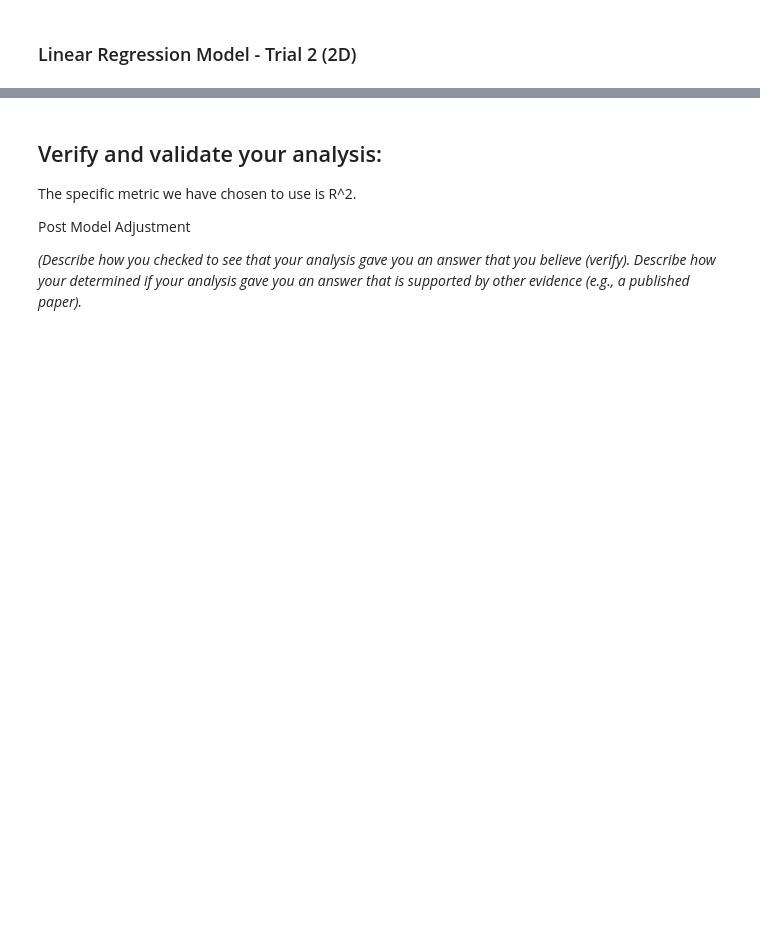
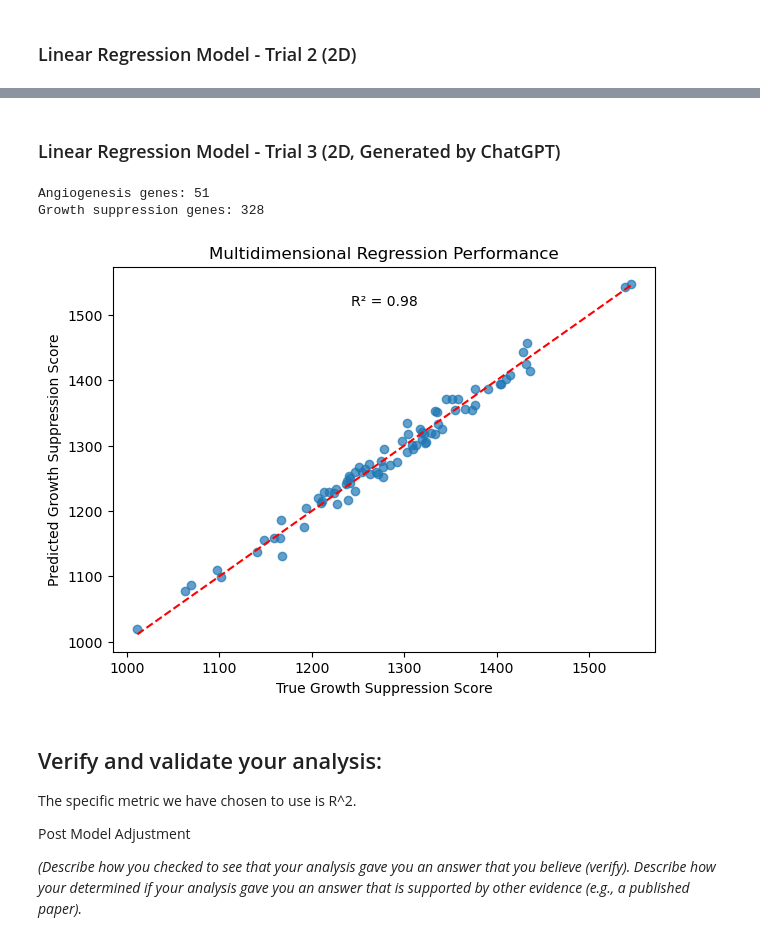
Before and after one commit to ReaganOswald/Module-4-Cancer, a Jupyter notebook: code/Module 4 Template.ipynb, the cells around one changed output, grey strips where cells are left out. Saved outputs shown, nothing was run; the diff lists cells and outputs as text; code cells hidden in the pictures; blank space fills up the shorter version.

```diff
--- a/code/Module 4 Template.ipynb
+++ b/code/Module 4 Template.ipynb
@@ -475,3 +487,48 @@ Across all three regression models, the validation R² values were consistently
+# %% [markdown]
+### Linear Regression Model - Trial 3 (2D, Generated by ChatGPT)
+# %%
+# Remove overlap between hallmark categories
+angiogenesis_only = [g for g in angiogenesis_genes if g in new_COAD_gene_data.index and g not in growth_genes]
+growth_only = [g for g in growth_genes if g in new_COAD_gene_data.index and g not in angiogenesis_genes]
+
+print("Angiogenesis genes:", len(angiogenesis_only))
+print("Growth suppression genes:", len(growth_only))
+
+# X = angiogenesis genes (multidimensional features)
+x_df = new_COAD_gene_data.loc[angiogenesis_only].T
+x_df = x_df.loc[:, ~x_df.columns.duplicated()]
+
+# y = growth suppression genes (target components)
+y_df = new_COAD_gene_data.loc[growth_only].T
+y_df = y_df.loc[:, ~y_df.columns.duplicated()]
+
+# Collapse y into a single target value per patient
+y1 = y_df.sum(axis=1).values
+
+from sklearn.linear_model import LinearRegression
+
+regression = LinearRegression().fit(x_df.values, y1)
+y_pred = regression.predict(x_df.values)
+
+import matplotlib.pyplot as plt
+
+plt.figure(figsize=(7,5))
+plt.scatter(y1, y_pred, alpha=0.7)
+plt.xlabel("True Growth Suppression Score")
+plt.ylabel("Predicted Growth Suppression Score")
+plt.title("Multidimensional Regression Performance")
+
+# Perfect prediction line
+plt.plot([y1.min(), y1.max()], [y1.min(), y1.max()], 'r--')
+
+plt.annotate(f"R² = {regression.score(x_df.values, y1):.2f}",
+             xy=(0.5, 0.9), xycoords='axes fraction', ha='center')
+
+plt.show()
+# %% [output]
+Angiogenesis genes: 51
+Growth suppression genes: 328
+[figure, added]
 # %% [markdown]
 ## Verify and validate your analysis:
 The specific metric we have chosen to use is R^2.
```
Also changed, not shown: parts of 10 cells of this notebook, 1 other file.
